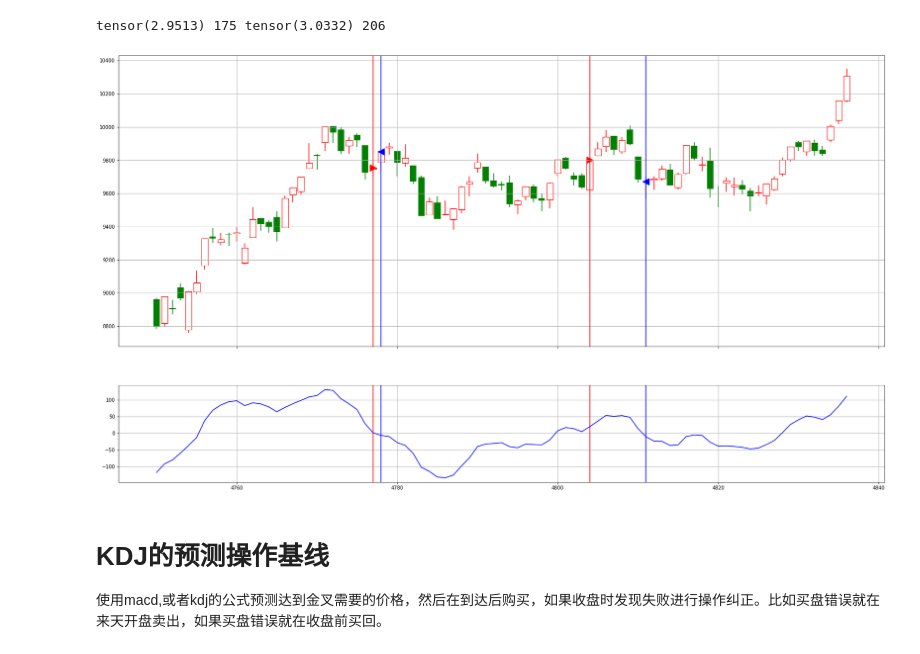
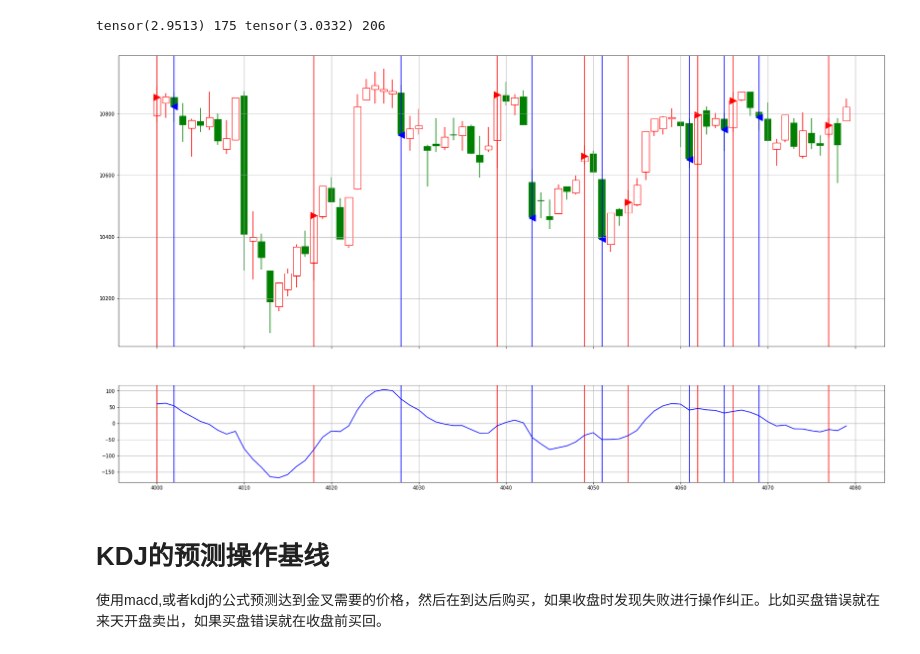
Before and after one commit to JohnCrash/stock, a Jupyter notebook: jupyter/stock-4.ipynb, the cells around one changed output. Cells and saved outputs as stored; diff of their text form; code cells hidden in the pictures.

```diff
--- a/jupyter/stock-4.ipynb
+++ b/jupyter/stock-4.ipynb
@@ -59,10 +59,11 @@ def macdPrediction(k,m,emA,i,n):
     cur = -(224*8.*ema9/510.-16.*11.*ema12/39.+(16.*25.)*ema26/(17.*27.))/(448./510.-32./39.+32./(17.*27.))
 
     #1 买入预测，0没变，-1 卖出预测
-    if prevMacd > 0 and cur>k[i,3] and cur<k[i,2]: #卖出时预测值大于最低值
-        return -1,cur
-    elif prevMacd < 0 and cur>k[i,3] and cur<k[i,2]: #买入时预测值小于最大值
-        return 1,cur
+    if cur>k[i,3] and cur<k[i,2]:
+        if prevMacd > 0: #卖出时预测值大于最低值
+            return -1,cur
+        elif prevMacd < 0: #买入时预测值小于最大值
+            return 1,cur
     return 0,cur
 
 """计算kdj
@@ -110,10 +111,11 @@ def kdjPrediction(k,k_d,kdJ,i,N):
     cur = (9.*kdJ[i-1,1]-6.*kdJ[i-1,0])*(PrevHn-PrevLn)/100. + PrevLn
 
     #1 买入预测，0没变，-1 卖出预测
-    if prev_K_D > 0 and cur>k[i,3] and cur<k[i,2]: #卖出时预测值大于最低值
-        return -1,cur
-    elif prev_K_D < 0 and cur>k[i,3] and cur<k[i,2]: #买入时预测值小于最大值
-        return 1,cur
+    if cur>k[i,3] and cur<k[i,2]:
+        if prev_K_D > 0: #卖出时预测值大于最低值
+            return -1,cur
+        elif prev_K_D < 0: #买入时预测值小于最大值
+            return 1,cur
     return 0,cur
 
 """计算均线 n 表示多少日均线"""
@@ -384,9 +407,9 @@ print(r,len(tr),err,len(er))
 # %% [output]
 tensor(2.9513) 175 tensor(3.0332) 206
 # %%
-showMACD(kline,macD,4750,len(kline),trans=tr)
+showMACD(kline,macD,4000,4080,trans=tr)
 # %% [output]
-[figure, old version]
+[figure, new version]
 # %% [markdown]
 # KDJ的预测操作基线
 使用macd,或者kdj的公式预测达到金叉需要的价格，然后在到达后购买，如果收盘时发现失败进行操作纠正。比如买盘错误就在来天开盘卖出，如果买盘错误就在收盘前买回。
```
Also changed, not shown: parts of 12 cells of this notebook, 8 other files.
